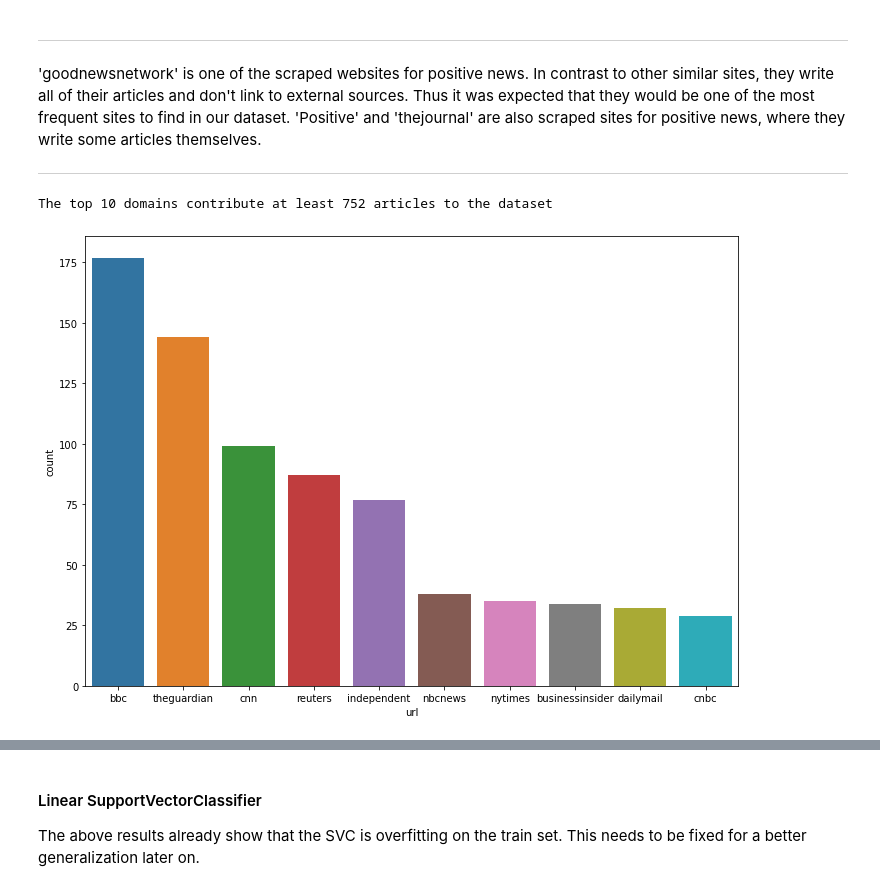
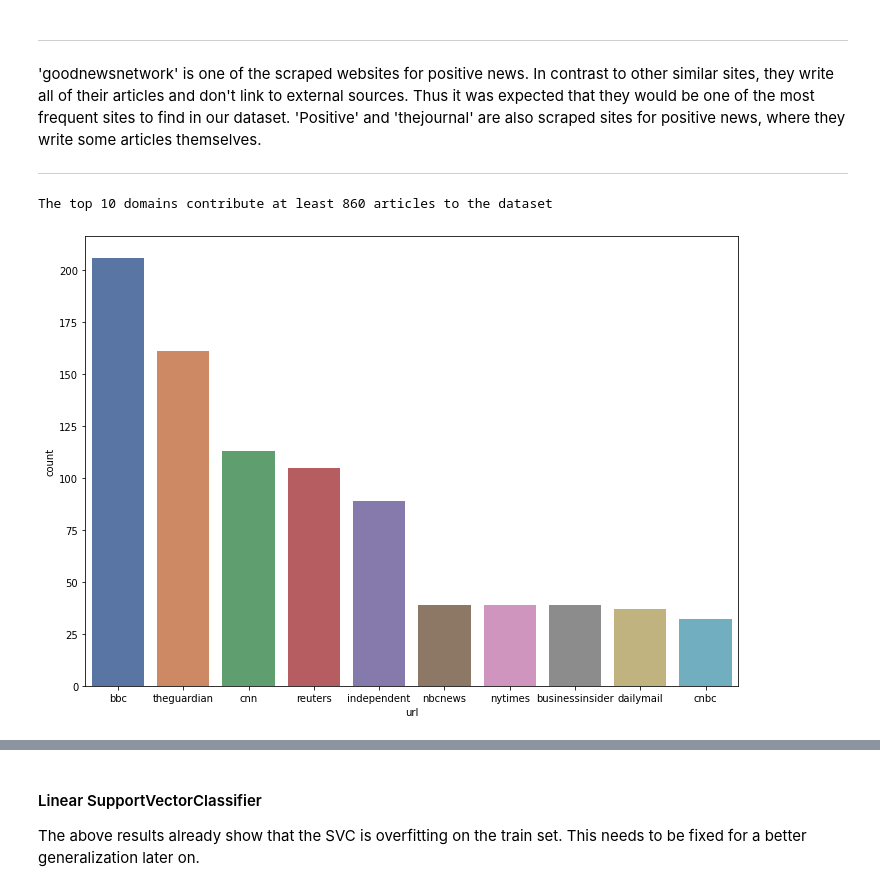
Before and after one commit to svenrr/good_news_everyone, a Jupyter notebook: Sentiment_Analysis/sentiment_analysis.ipynb, the cells around one changed output, grey strips where cells are left out. Cells and saved outputs as stored; diff of their text form; code cells hidden in the pictures.

```diff
--- a/Sentiment_Analysis/sentiment_analysis.ipynb
+++ b/Sentiment_Analysis/sentiment_analysis.ipynb
@@ -14,9 +14,9 @@ from time import time
 # Add custom functions path
 sys.path.append('../Functions')
 # %%
-# Import data with custom function so the classes are balanced
+# Import data with custom function so the imported classes are balanced
 from datasets import load_stratified_dataset
-df = load_stratified_dataset(path='../Datasets/full_good_bad_dataset.csv', labels='label', samples_per_label=2500)
+df = load_stratified_dataset(path='../Datasets/full_good_bad_dataset.csv', labels='label', samples_per_label=3000)
 
 # Did it work?
 df.label.value_counts()
@@ -153,9 +153,9 @@ df_url_sorted = df_url_sorted.drop(df_url_sorted[df_url_sorted.url == 'thejourna
 # %%
 # Show top 10 again
 dims = (11.7, 8.27)
 fig, ax = plt.subplots(figsize=dims)
-ax = sns.barplot(x="url", y="count", data=df_url_sorted[0:10])
+ax = sns.barplot(x="url", y="count", data=df_url_sorted[0:10], palette='deep')
 print(f'The top 10 domains contribute at least {df_url_sorted["count"][0:10].sum()} articles to the dataset')
 # %% [output]
-The top 10 domains contribute at least 752 articles to the dataset
+The top 10 domains contribute at least 860 articles to the dataset
-[figure, old version]
+[figure, new version]
```
Also changed, not shown: parts of 55 cells of this notebook, 2 other files.
